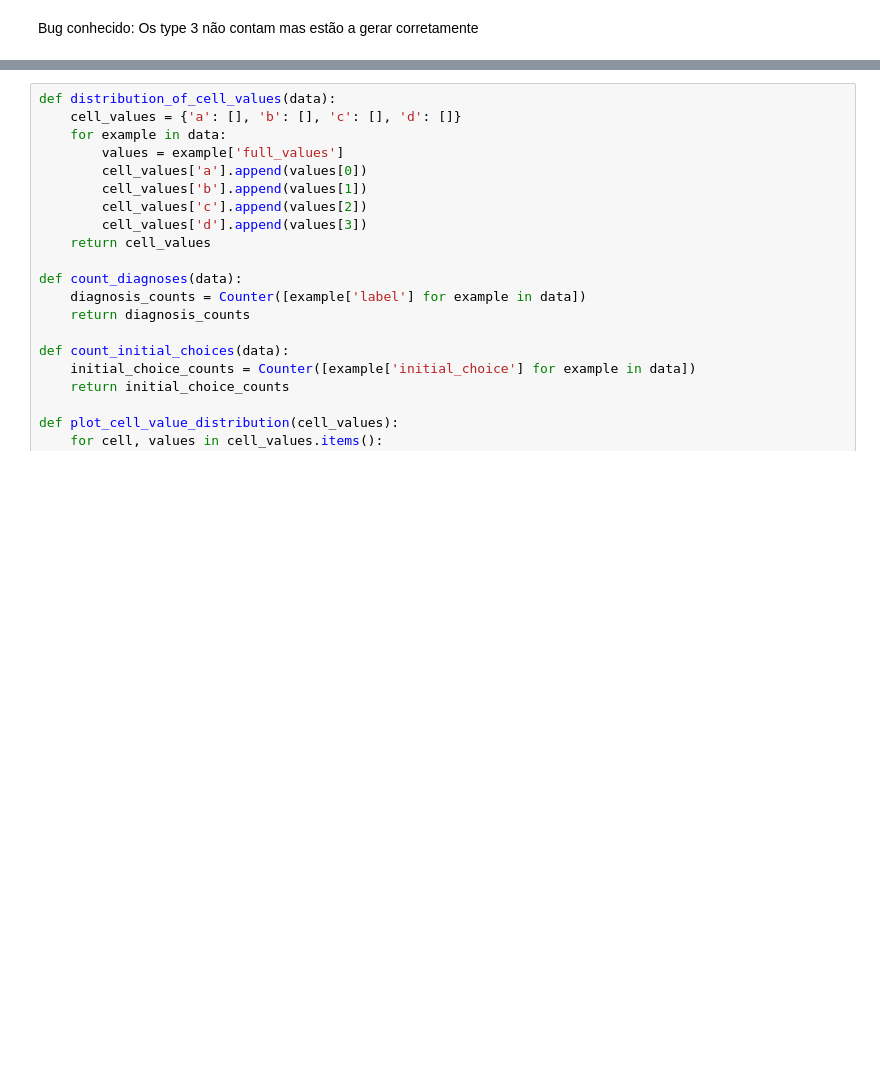
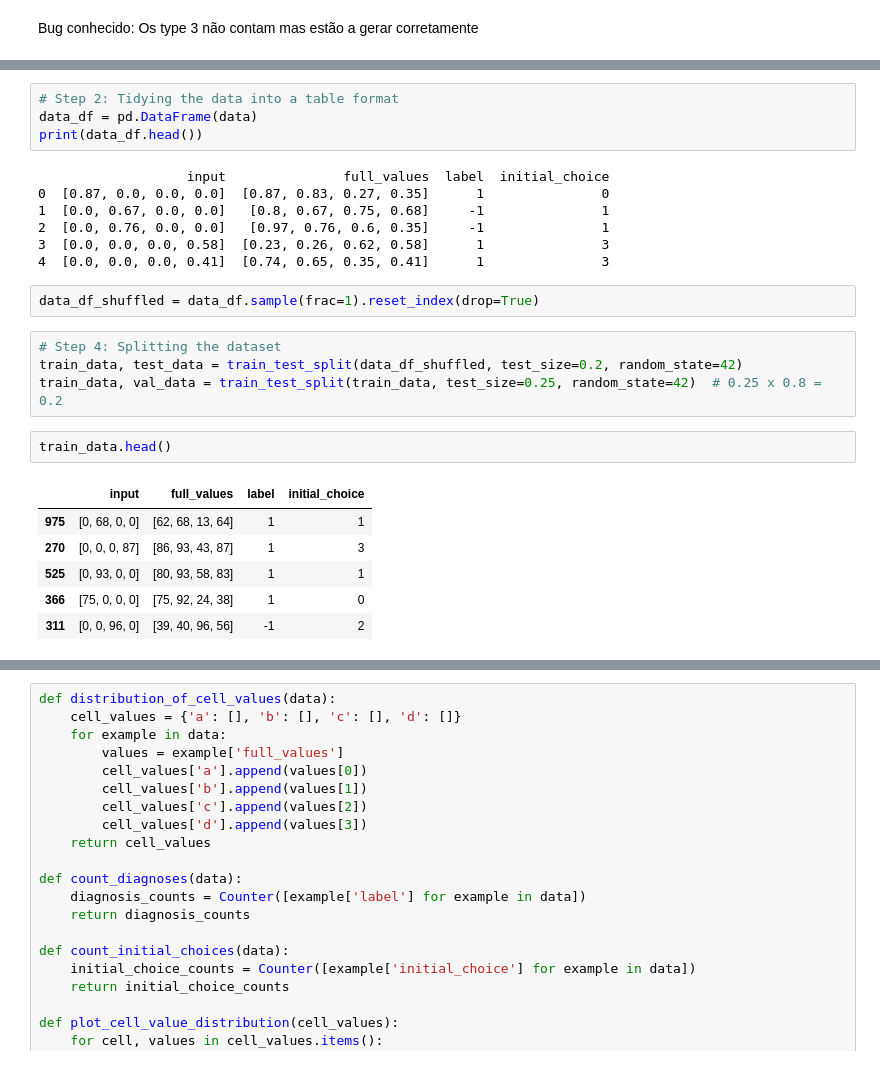
Before and after one commit to dinisrferreira/Pseudodiagnosticity-in-a-continuous-learning-environment-Reis-2020-, a Jupyter notebook: Data_generator_Reis.ipynb, the cells around one changed output, grey strips where cells are left out. Saved outputs shown, nothing was run; the diff lists cells and outputs as text; blank space fills up the shorter version.

```diff
--- a/Data_generator_Reis.ipynb
+++ b/Data_generator_Reis.ipynb
@@ -260,0 +296,26 @@ def count_examples_by_type(data, kind_conditions, wicked_conditions):
+# %%
+# Step 2: Tidying the data into a table format
+data_df = pd.DataFrame(data)
+print(data_df.head())
+# %% [output]
+                   input               full_values  label  initial_choice
+0  [0.87, 0.0, 0.0, 0.0]  [0.87, 0.83, 0.27, 0.35]      1               0
+1  [0.0, 0.67, 0.0, 0.0]   [0.8, 0.67, 0.75, 0.68]     -1               1
+2  [0.0, 0.76, 0.0, 0.0]   [0.97, 0.76, 0.6, 0.35]     -1               1
+3  [0.0, 0.0, 0.0, 0.58]  [0.23, 0.26, 0.62, 0.58]      1               3
+4  [0.0, 0.0, 0.0, 0.41]  [0.74, 0.65, 0.35, 0.41]      1               3
+# %%
+data_df_shuffled = data_df.sample(frac=1).reset_index(drop=True)
+# %%
+# Step 4: Splitting the dataset
+train_data, test_data = train_test_split(data_df_shuffled, test_size=0.2, random_state=42)
+train_data, val_data = train_test_split(train_data, test_size=0.25, random_state=42)  # 0.25 x 0.8 = 0.2
+# %%
+train_data.head()
+# %% [output]
+|  | input | full_values | label | initial_choice |
+| 975 | [0, 68, 0, 0] | [62, 68, 13, 64] | 1 | 1 |
+| 270 | [0, 0, 0, 87] | [86, 93, 43, 87] | 1 | 3 |
+| 525 | [0, 93, 0, 0] | [80, 93, 58, 83] | 1 | 1 |
+| 366 | [75, 0, 0, 0] | [75, 92, 24, 38] | 1 | 0 |
+| 311 | [0, 0, 96, 0] | [39, 40, 96, 56] | -1 | 2 |
```
Also changed, not shown: parts of 13 cells of this notebook.
